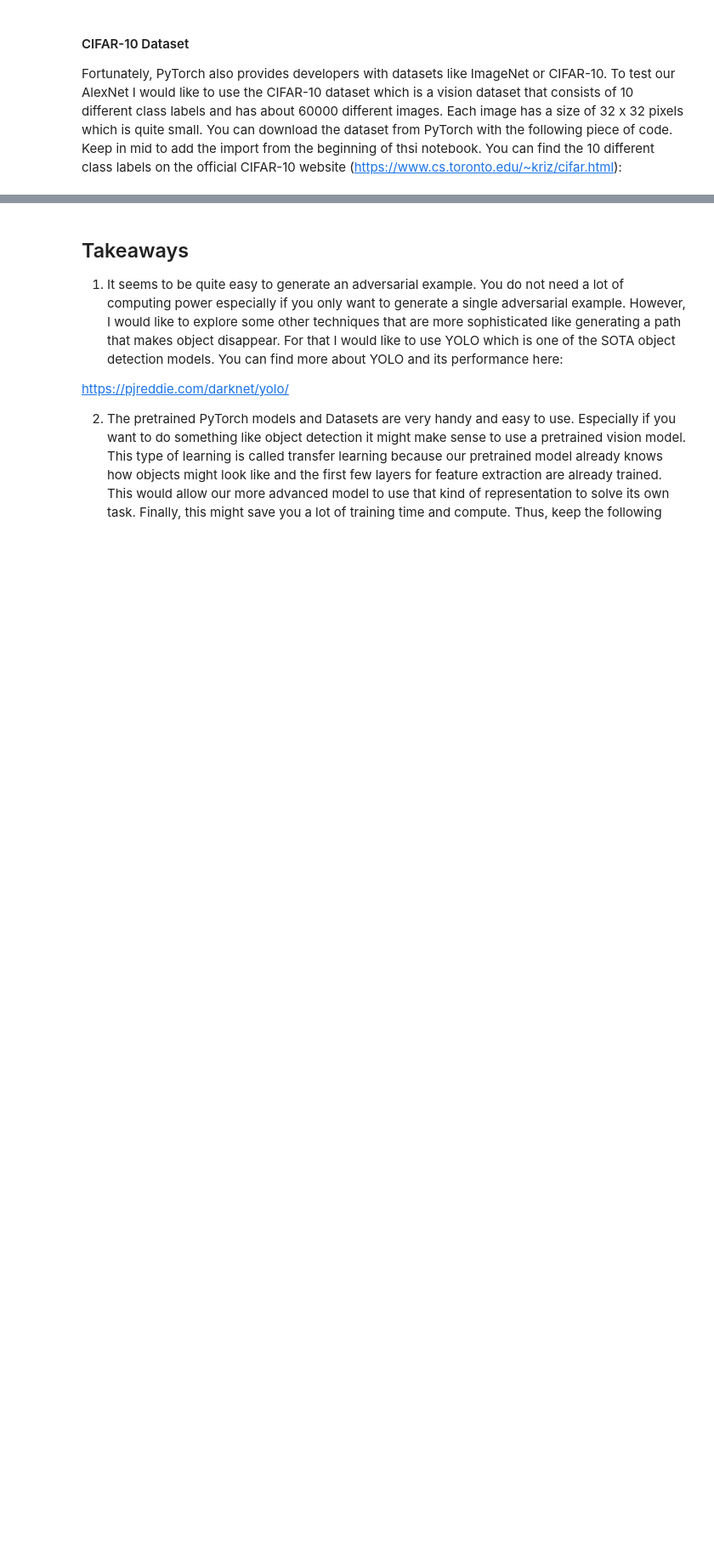
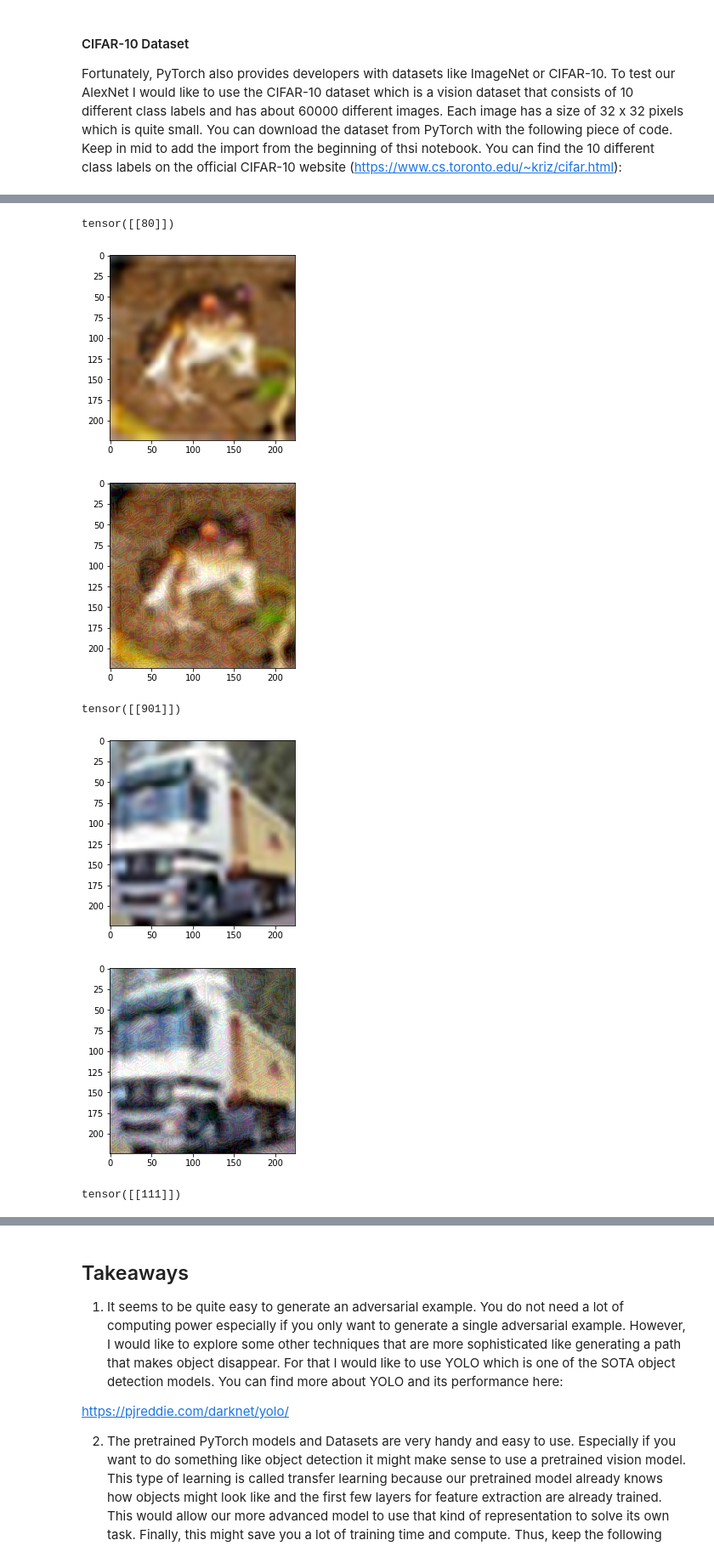
Before and after one commit to Lukas-Justen/Machine-Learning-Tutorials, a Jupyter notebook: 04_Adversarial/Exploration.ipynb, the cells around one changed output, grey strips where cells are left out. Shown at 85% size. Drawn from its saved outputs; the diff is of its cells as text; code cells hidden in the pictures; blank space fills up the shorter version.

Commit message:
Add first adversarial examples
I haven't checked yet whether the examples work or not

```diff
--- a/04_Adversarial/Exploration.ipynb
+++ b/04_Adversarial/Exploration.ipynb
@@ -73,0 +83,41 @@ Files already downloaded and verified
+# %%
+for i in range(10):
+    # Load one image and the corresponding label from the dataset
+    original_image, original_label = cifar10_data.__getitem__(i)
+
+    # Preprocess the image and the label so that it will fit in the network
+    original_pil_image = original_image.resize((224,224),Image.ANTIALIAS)
+
+    # Convert the inputs and targets to torch Tensors
+    transform_to_tensor = ToTensor()
+    transform_to_PIL = ToPILImage()
+    original_label = torch.tensor([original_label])
+    original_image = transform_to_tensor(original_pil_image)
+    original_image = original_image.unsqueeze(dim=0)
+    original_image.requires_grad = True
+
+    # Forward pass the image and collect the gradients
+    original_output = model(original_image)
+    print(original_output.max(1, keepdim=True)[1])
+    loss = F.nll_loss(original_output, original_label)
+    model.zero_grad()
+    loss.backward()
+
+    # Build the adversarial image based on the collected gradients
+    adversarial_image = original_image + 0.05 * original_image.grad.data.sign()
+    adversarial_image = torch.clamp(adversarial_image, 0, 1)
+    adversarial_image = transform_to_PIL(adversarial_image[0])
+
+    plt.imshow(original_pil_image)
+    plt.show()
+
+    plt.imshow(adversarial_image)
+    plt.show()
+# %% [output]
+tensor([[80]])
+[figure, added]
+[figure, added]
+tensor([[901]])
+[figure, added]
+[figure, added]
+tensor([[111]])
```
Also changed, not shown: parts of 5 cells of this notebook.
